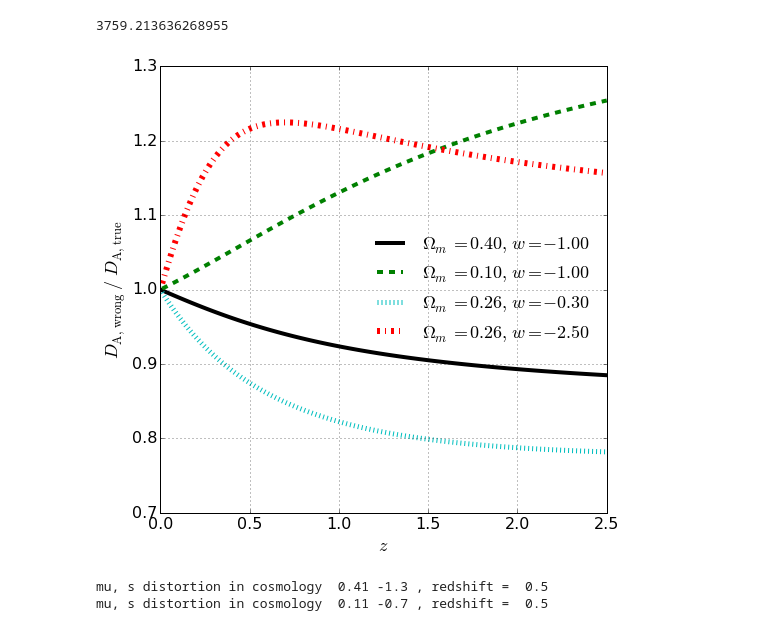
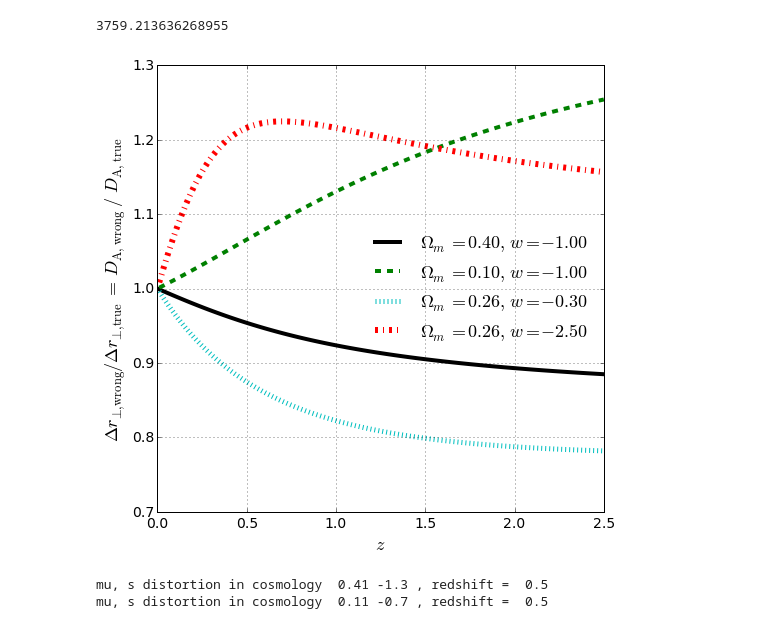
Before and after one commit to xiaodongli1986/LSS_xis, a Jupyter notebook: src/00xyquan.ipynb, the cells around one changed output. Cells and saved outputs as stored; diff of their text form; code cells hidden in the pictures.

```diff
--- a/src/00xyquan.ipynb
+++ b/src/00xyquan.ipynb
@@ -297,35 +297,35 @@ def stretch_ratio(om, w, h, z, om_dft=om_dft, w_dft=w_dft, h_dft=0.7):
     ratio_ass = 1.0 / (comov_r(om, w, h, z) * Hz(om, w, h, z))
     return ratio_ass / ratio_dft
 
 def vol_ratio(om, w, h, z, om_dft=om_dft, w_dft=w_dft, h_dft=0.7 ):
     ratio_dft = (comov_r(om_dft, w_dft, h_dft, z)**2.0 / Hz(om_dft, w_dft, h_dft, z))
     ratio_ass = (comov_r(om, w, h, z)**2.0 / Hz(om, w, h, z))
     return ratio_ass / ratio_dft
 
 def DA_ratio(om, w, h, z, om_dft=om_dft, w_dft=w_dft, h_dft=0.7 ):
     return comov_r(om, w, h, z) / comov_r(om_dft, w_dft, h_dft, z)
 
 X = np.linspace(0.01,2.5,101)
 
 fig, ax = figax(8,8)
 lws= [4,4,5,6,7]
 lss= ['-', '--', ':', '-.', '-.']
 lcs= ['k', 'g', 'c', 'r', 'b']
 iomw = 0
 for omw in assumed_cosmo:
     om, w, h = omw
     Y = [DA_ratio(om,w,0.7,z) for z in X]
     #Y = [vol_ratio(om,w,0.7,z) for z in X]
     ax.plot(X,Y, lw=lws[iomw], ls=lss[iomw],c=lcs[iomw], label=omwtex(om,w))
     iomw += 1
 ax.legend(loc='best', frameon=False, fontsize=18)
 ax.grid()
 ax.set_xlabel('$z$',fontsize=18)
 #ax.set_ylabel('$ V_{\\rm wrong}\\ /\\ V_{\\rm true}$',fontsize=18)
-ax.set_ylabel('$ D_{\\rm A,\\ wrong}\\ /\\ D_{\\rm A,\\ true}$',fontsize=18)
+ax.set_ylabel('$\\Delta r_{\\bot, \\rm wrong} / {\\Delta r_{\\bot, \\rm true}}\\ =\\ D_{\\rm A,\\ wrong}\\ /\\ D_{\\rm A,\\ true}$',fontsize=18)
 fig.savefig('../draft/fig1_b.eps',format='eps')
 # %% [output]
-[figure, old version]
+[figure, new version]
 # %%
 execfile('/home/xiaodongli/software/pythonlib/stdA.py')
 
```
Also changed, not shown: 2 other files.
